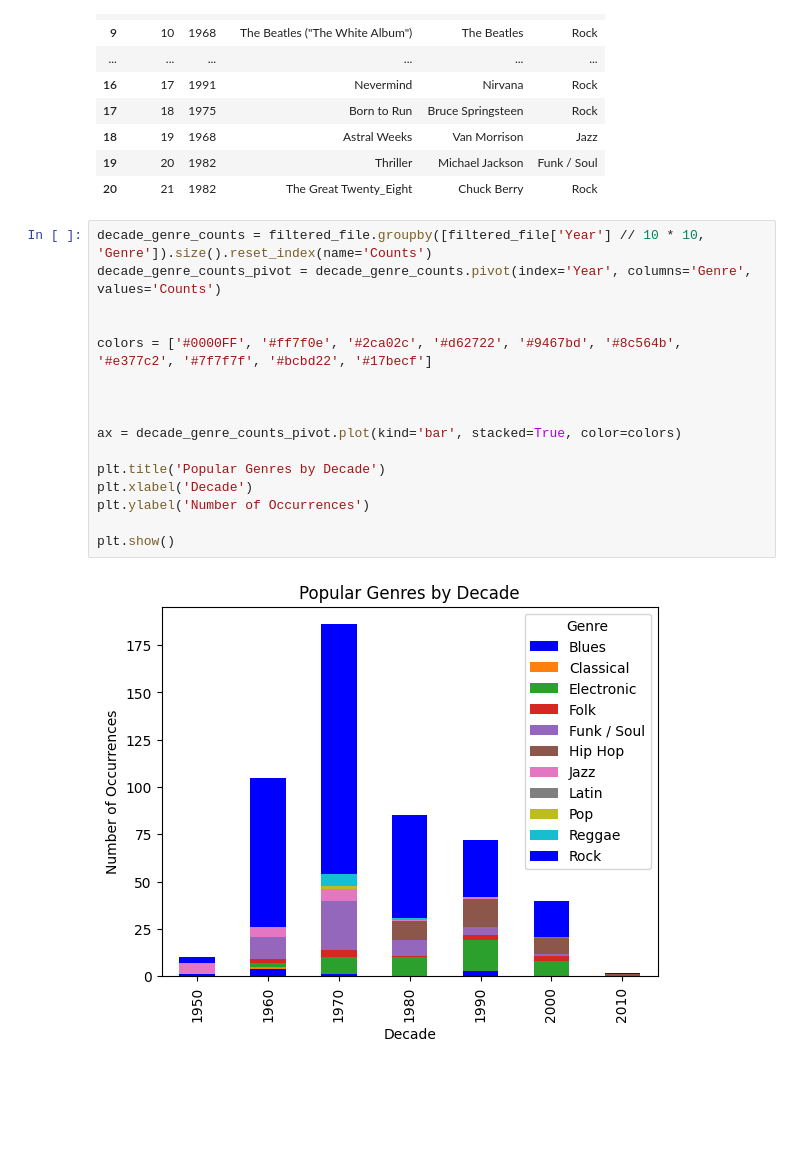
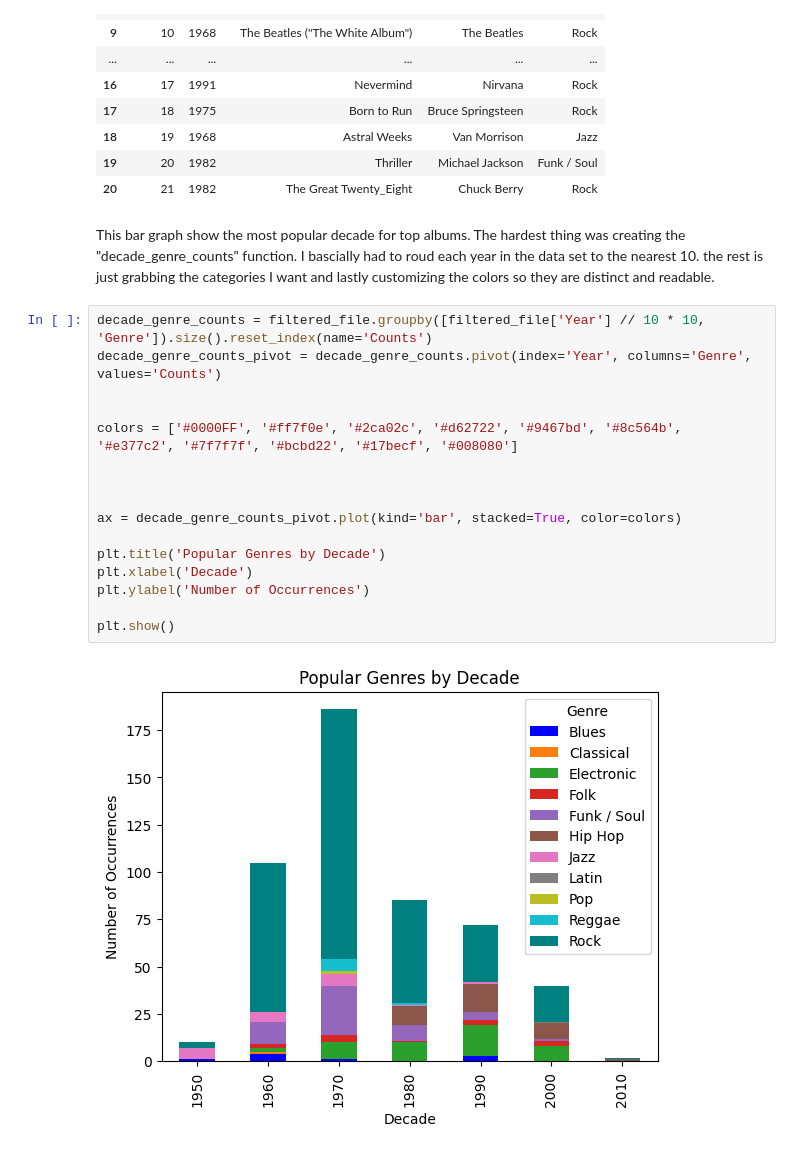
Before and after one commit to Dangarber/albums-list, a Jupyter notebook: AlbumList.ipynb, the cells around one changed output. Drawn from its saved outputs; the diff is of its cells as text; blank space fills up the shorter version.

```diff
--- a/AlbumList.ipynb
+++ b/AlbumList.ipynb
@@ -109,21 +108,23 @@ filtered_file.loc[0:20]
 | 18 | 19 | 1968 | Astral Weeks | Van Morrison | Jazz |
 | 19 | 20 | 1982 | Thriller | Michael Jackson | Funk / Soul |
 | 20 | 21 | 1982 | The Great Twenty_Eight | Chuck Berry | Rock |
+# %% [markdown]
+This bar graph show the most popular decade for top albums. The hardest thing was creating the "decade_genre_counts" function. I bascially had to roud each year in the data set to the nearest 10. the rest is just grabbing the categories I want and lastly customizing the colors so they are distinct and readable.
 # %%
 decade_genre_counts = filtered_file.groupby([filtered_file['Year'] // 10 * 10, 'Genre']).size().reset_index(name='Counts')
 decade_genre_counts_pivot = decade_genre_counts.pivot(index='Year', columns='Genre', values='Counts')
 
 
-colors = ['#0000FF', '#ff7f0e', '#2ca02c', '#d62722', '#9467bd', '#8c564b', '#e377c2', '#7f7f7f', '#bcbd22', '#17becf']
+colors = ['#0000FF', '#ff7f0e', '#2ca02c', '#d62722', '#9467bd', '#8c564b', '#e377c2', '#7f7f7f', '#bcbd22', '#17becf', '#008080']
 
 
 
 ax = decade_genre_counts_pivot.plot(kind='bar', stacked=True, color=colors)
 
 plt.title('Popular Genres by Decade')
 plt.xlabel('Decade')
 plt.ylabel('Number of Occurrences')
 
 plt.show()
 # %% [output]
-[figure, old version]
+[figure, new version]
```
Also changed, not shown: parts of 11 cells of this notebook.
